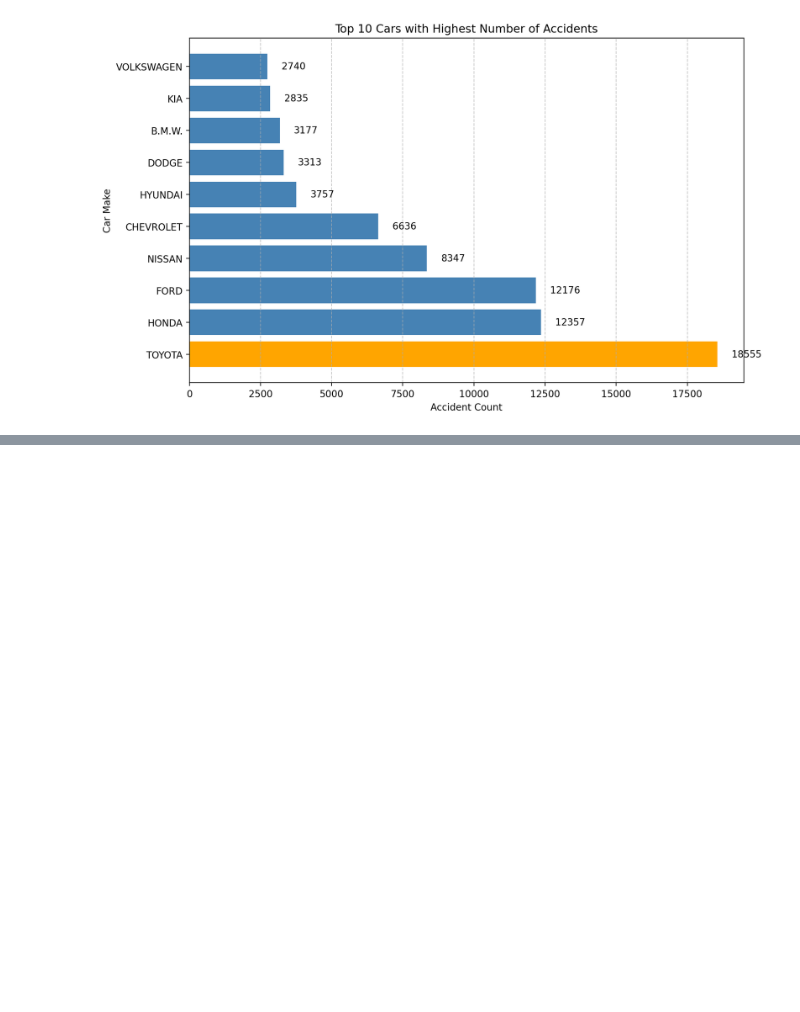
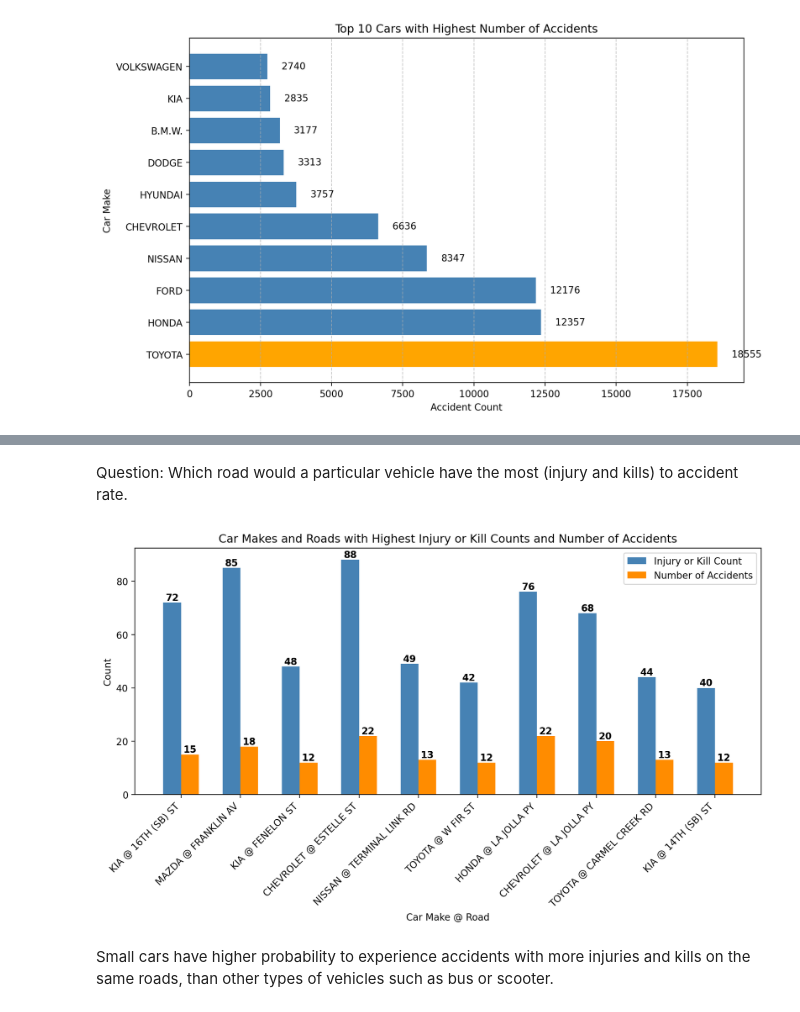
Before and after one commit to jgeng99/San-Diego-Accident-Analysis, a Jupyter notebook: src/data-analysis.ipynb, the cells around one changed output, grey strips where cells are left out. Saved outputs shown, nothing was run; the diff lists cells and outputs as text; code cells hidden in the pictures; blank space fills up the shorter version.

```diff
--- a/src/data-analysis.ipynb
+++ b/src/data-analysis.ipynb
@@ -389,3 +445,63 @@ plt.show()
+# %% [markdown]
+Question: Which road would a particular vehicle have the most (injury and kills) to accident rate.
+# %%
+query = \
+    """
+    SELECT
+        veh_make, road_name, SUM(injured + killed), COUNT(*)
+    FROM accidents
+    INNER JOIN accident_info
+        ON accidents.report_id = accident_info.report_id
+    INNER JOIN accidents_on_road
+        ON accidents.report_id = accidents_on_road.report_id
+    INNER JOIN roads
+        ON accidents_on_road.objectid = roads.objectid
+    GROUP BY veh_make, road_name
+    HAVING COUNT(*) > 10
+        AND SUM(injured + killed) < (COUNT(*) * 5)
+    ORDER BY CAST(SUM(injured + killed) AS float) / CAST(COUNT(*) AS float) DESC
+    LIMIT 10
+    """
+
+# query = "SELECT COUNT(DISTINCT veh_make) FROM accident_info"
+
+cur.execute(query)
+result = cur.fetchall()
+
+car_road = [f"{tup[0]} @ {tup[1]}" for tup in result]
+injury_kill = [tup[2] for tup in result]
+num_accident = [tup[3] for tup in result]
+
+fig, ax = plt.subplots(figsize=(10, 6))
+bar_width = 0.3
+
+index = np.arange(len(car_road))
+plt.bar(index, injury_kill, width=bar_width, color='steelblue', label='Injury or Kill Count')
+plt.bar(index + bar_width, num_accident, width=bar_width, color='darkorange', label='Number of Accidents')
+
+plt.xlabel('Car Make @ Road')
+plt.ylabel('Count')
+plt.xticks(index + bar_width/2, car_road, rotation=45, ha='right')
+
+plt.legend()
+
+# Add labels to the bars
+for i, v in enumerate(injury_kill):
+    plt.text(i, v, str(v), ha='center', va='bottom', fontweight='bold')
+
+for i, v in enumerate(num_accident):
+    plt.text(i + bar_width, v, str(v), ha='center', va='bottom', fontweight='bold')
+
+# Add a title
+plt.title('Car Makes and Roads with Highest Injury or Kill Counts and Number of Accidents')
+
+# Show the plot
+plt.tight_layout()
+plt.show()
+# %% [output]
+[figure, added]
+# %% [markdown]
+Small cars have higher probability to experience accidents with more injuries and kills on the same roads, than other types of vehicles such as bus or scooter.
 # %%
 cur.close()
 pg.close()
```
Also changed, not shown: parts of 6 cells of this notebook.
